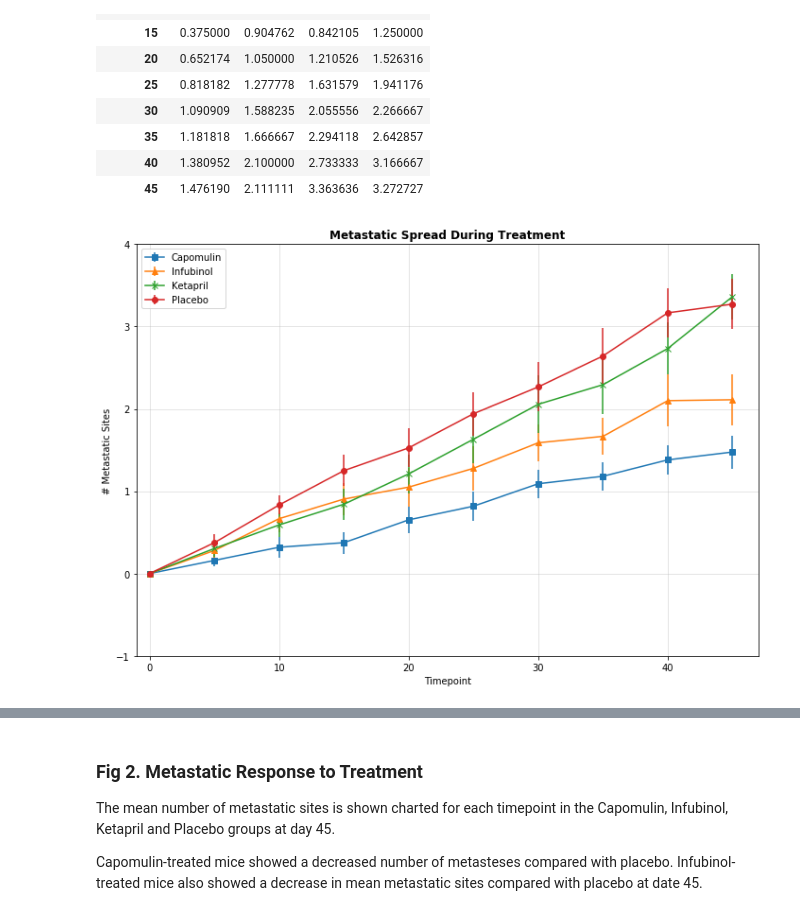
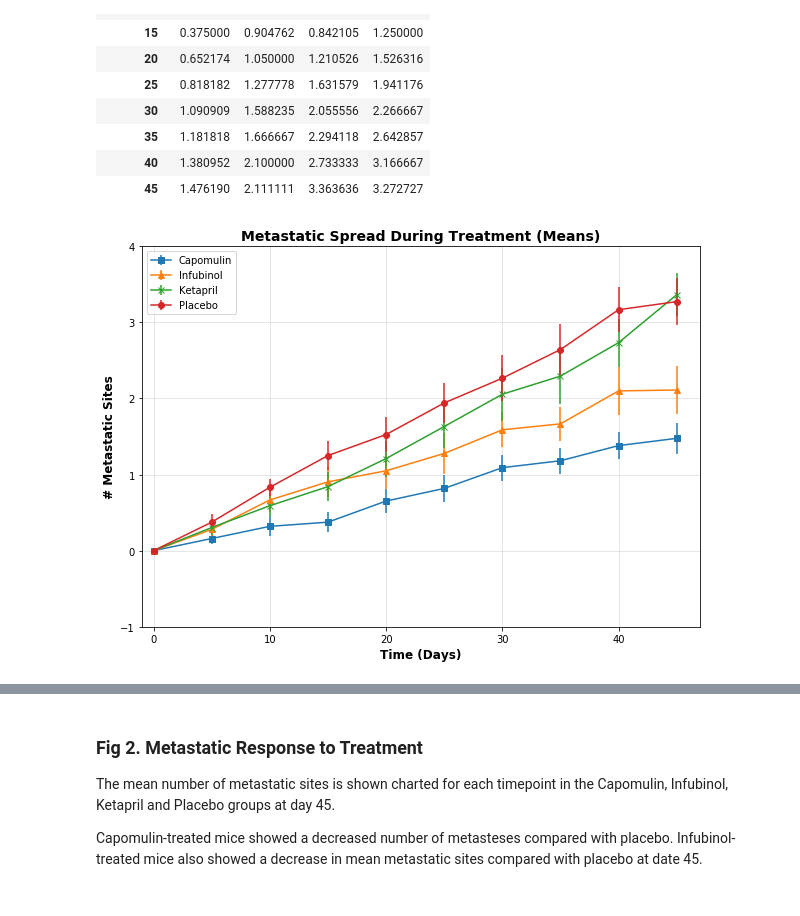
Before and after one commit to lweislo/Homework-5, a Jupyter notebook: weislo-homework5.ipynb, the cells around one changed output, grey strips where cells are left out. Cells and saved outputs as stored; diff of their text form; code cells hidden in the pictures.

```diff
--- a/weislo-homework5.ipynb
+++ b/weislo-homework5.ipynb
@@ -215,19 +236,21 @@ mms_means
 | 40 | 1.380952 | 2.100000 | 2.733333 | 3.166667 |
 | 45 | 1.476190 | 2.111111 | 3.363636 | 3.272727 |
 # %%
-# Generate the Plot (with Error Bars)
+# Generate the Plot (with Error Bars) using custom dataplot function
 dataplot(mms_means, mms_errors)
-plt.title('Metastatic Spread During Treatment', fontsize=12, fontweight="bold")
-# plt.xlabel('Time (Days)')
-plt.ylabel('# Metastatic Sites')
+
+# Give plot labels, title
+plt.title('Metastatic Spread During Treatment (Means)', fontsize=14, fontweight="bold")
+plt.xlabel('Time (Days)', fontsize=12, fontweight="bold")
+plt.ylabel('# Metastatic Sites', fontsize=12, fontweight="bold")
 plt.legend(loc='best')
-plt.tight_layout()
+# Add grid, limits
 plt.grid(alpha=0.4)
 plt.xlim(-1,47)
 plt.ylim(-1, 4)
 # Save the Figure
 plt.savefig('metastatic_response.png')
 # Show the Figure
 plt.show()
 # %% [output]
-[figure, old version]
+[figure, new version]
```
Also changed, not shown: parts of 13 cells of this notebook.
